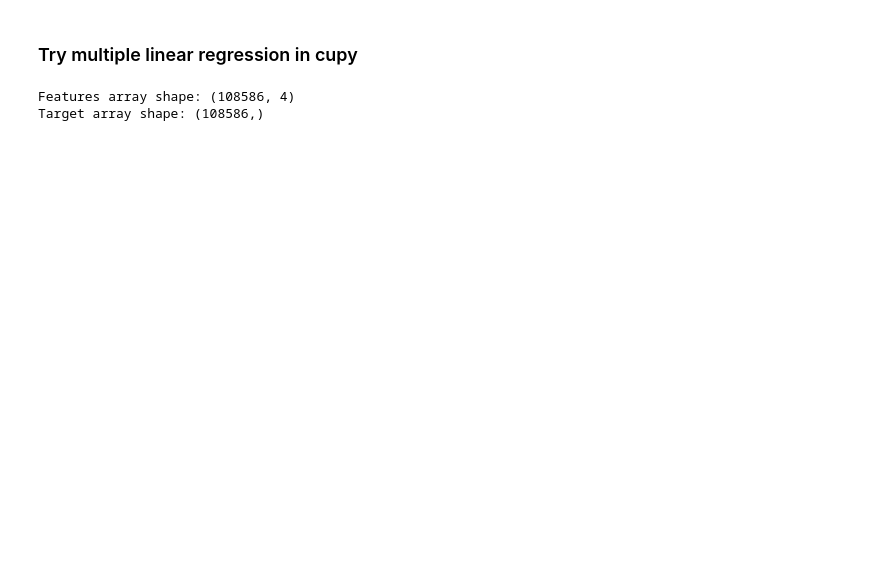
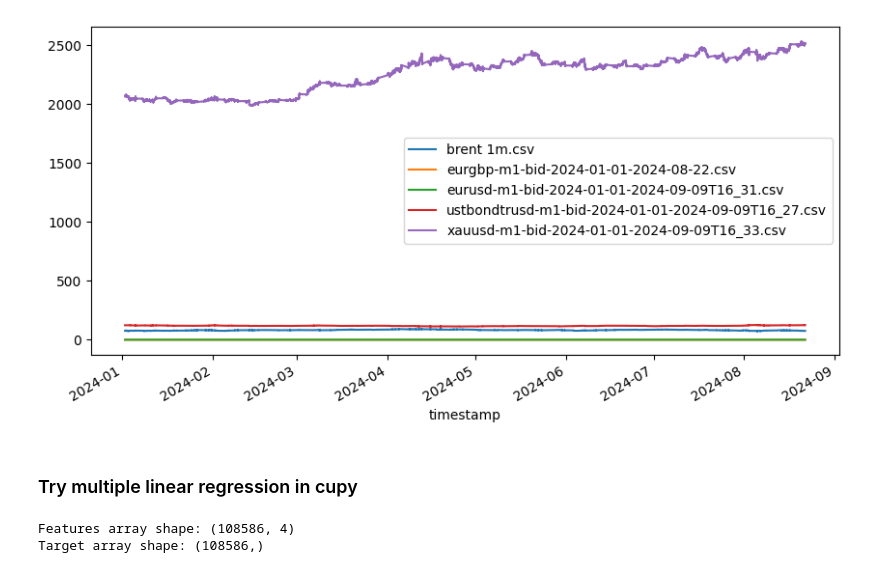
Before and after one commit to edoardoCame/Machine-Learning, a Jupyter notebook: Machine Learning Experiments/feature engineering.ipynb, the cells around one changed output. Cells and saved outputs as stored; diff of their text form; code cells hidden in the pictures; blank space fills up the shorter version.

```diff
--- a/Machine Learning Experiments/feature engineering.ipynb
+++ b/Machine Learning Experiments/feature engineering.ipynb
@@ -5,5 +5,7 @@ url = "https://raw.githubusercontent.com/edoardoCame/PythonMiniTutorials/cf69ad8
 exec(requests.get(url).text)
 # %%
 path = r"C:\Users\camere\Conda_3.11_enviroment\CSV DATA\1min data"
-myData = ReadCSVfiles(files_path=path, wannaprint=True)
+myData = ReadCSVfiles(files_path=path, wannaprint=False)
+#myData = myData.pct_change(60).dropna()
+myData.plot(figsize=(10, 5))
 # %% [output]
@@ -27,3 +13,4 @@ timestamp
+[figure, added]
 # %% [markdown]
 ### Try multiple linear regression in cupy
 # %%
```
Also changed, not shown: parts of 3 cells of this notebook.
